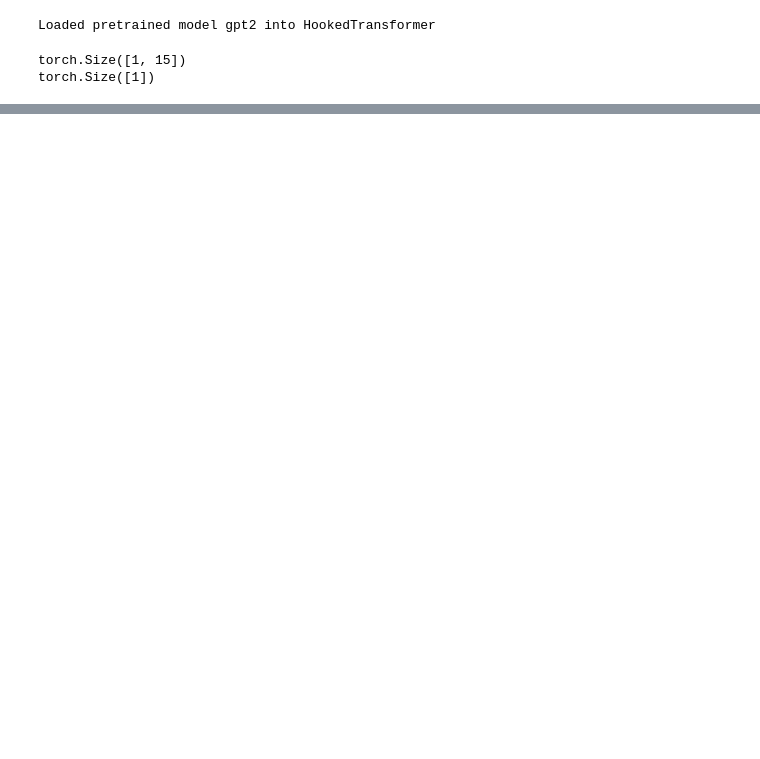
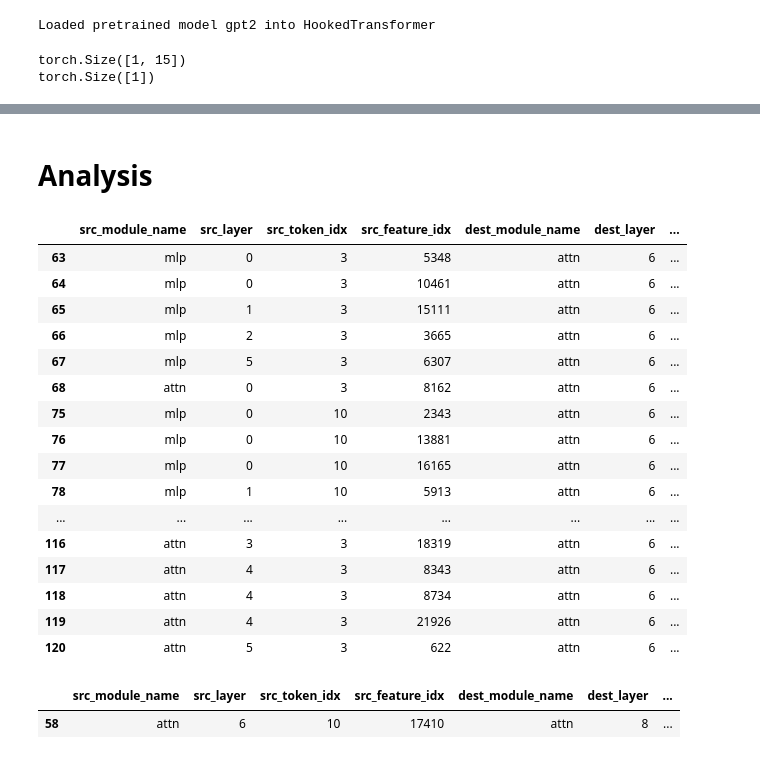
Before and after one commit to dtch1997/circuit-finder, a Jupyter notebook: circuit_finder/experiments/ioi_circuit.ipynb, the cells around one changed output, grey strips where cells are left out. Drawn from its saved outputs; the diff is of its cells as text; code cells hidden in the pictures; blank space fills up the shorter version.

```diff
--- a/circuit_finder/experiments/ioi_circuit.ipynb
+++ b/circuit_finder/experiments/ioi_circuit.ipynb
@@ -87,13 +87,16 @@ metrics_list = []
 # Sweep over thresholds
 # TODO: make configurable
 # thresholds = [0.001, 0.003, 0.006, 0.01, 0.03, 0.06, 0.1, 0.3, 0.6, 1.0]
-thresholds = [0.01]
+thresholds = [0.03]
 for threshold in thresholds:
     # Setup LEAP algorithm
     model.reset_hooks()
-    cfg = LEAPConfig(
-        threshold=threshold, contrast_pairs=True, chained_attribs=True
-    )
+    cfg = LEAPConfig(threshold=threshold,
+                    contrast_pairs=False,
+                    qk_enabled=True,
+                    chained_attribs=True,
+                    abs_attribs = False,
+                    store_error_attribs=True)
     leap = IndirectLEAP(
         cfg=cfg,
         tokens=clean_tokens,
@@ -105,13 +108,11 @@ for threshold in thresholds:
     )
 
     # Populate the graph
-    leap.metric_step()
-    for layer in reversed(range(1, leap.n_layers)):
-        leap.mlp_step(layer)
-        leap.ov_step(layer)
+    leap.run()
 
     # Save the graph
     graph = EAPGraph(leap.graph)
+    error_graph = EAPGraph(leap.error_graph)
     num_nodes = len(graph.get_src_nodes())
 
     # Delete tensors to save memory
@@ -149,0 +193,55 @@ Generated graph.html. Open this file in Live Server to view the graph.
+# %% [markdown]
+# Analysis
+# %%
+def get_outgoing_edge_df(
+    df: pd.DataFrame,
+    src_module_name: str,
+    src_layer: int,
+    src_feature_idx: int,
+):
+    return df[
+        (df["src_module_name"] == src_module_name)
+        & (df["src_layer"] == src_layer)
+        & (df["src_feature_idx"] == src_feature_idx)
+    ]
+
+def get_incoming_edge_df(
+    df: pd.DataFrame,
+    dest_module_name: str,
+    dest_layer: int,
+    dest_feature_idx: int,
+):
+    return df[
+        (df["dest_module_name"] == dest_module_name)
+        & (df["dest_layer"] == dest_layer)
+        & (df["dest_feature_idx"] == dest_feature_idx)
+    ]
+# %%
+# Upstream edges for layer 6 att 17410
+
+get_incoming_edge_df(df, "attn", 6, 17410)
+# %% [output]
+|  | src_module_name | src_layer | src_token_idx | src_feature_idx | dest_module_name | dest_layer | ... |
+| 63 | mlp | 0 | 3 | 5348 | attn | 6 | ... |
+| 64 | mlp | 0 | 3 | 10461 | attn | 6 | ... |
+| 65 | mlp | 1 | 3 | 15111 | attn | 6 | ... |
+| 66 | mlp | 2 | 3 | 3665 | attn | 6 | ... |
+| 67 | mlp | 5 | 3 | 6307 | attn | 6 | ... |
+| 68 | attn | 0 | 3 | 8162 | attn | 6 | ... |
+| 75 | mlp | 0 | 10 | 2343 | attn | 6 | ... |
+| 76 | mlp | 0 | 10 | 13881 | attn | 6 | ... |
+| 77 | mlp | 0 | 10 | 16165 | attn | 6 | ... |
+| 78 | mlp | 1 | 10 | 5913 | attn | 6 | ... |
+| ... | ... | ... | ... | ... | ... | ... | ... |
+| 116 | attn | 3 | 3 | 18319 | attn | 6 | ... |
+| 117 | attn | 4 | 3 | 8343 | attn | 6 | ... |
+| 118 | attn | 4 | 3 | 8734 | attn | 6 | ... |
+| 119 | attn | 4 | 3 | 21926 | attn | 6 | ... |
+| 120 | attn | 5 | 3 | 622 | attn | 6 | ... |
+# %%
+# Downstream edges for layer 6 att 17410
+
+get_outgoing_edge_df(df, "attn", 6, 17410)
+# %% [output]
+|  | src_module_name | src_layer | src_token_idx | src_feature_idx | dest_module_name | dest_layer | ... |
+| 58 | attn | 6 | 10 | 17410 | attn | 8 | ... |
```
Also changed, not shown: parts of 9 cells of this notebook.
